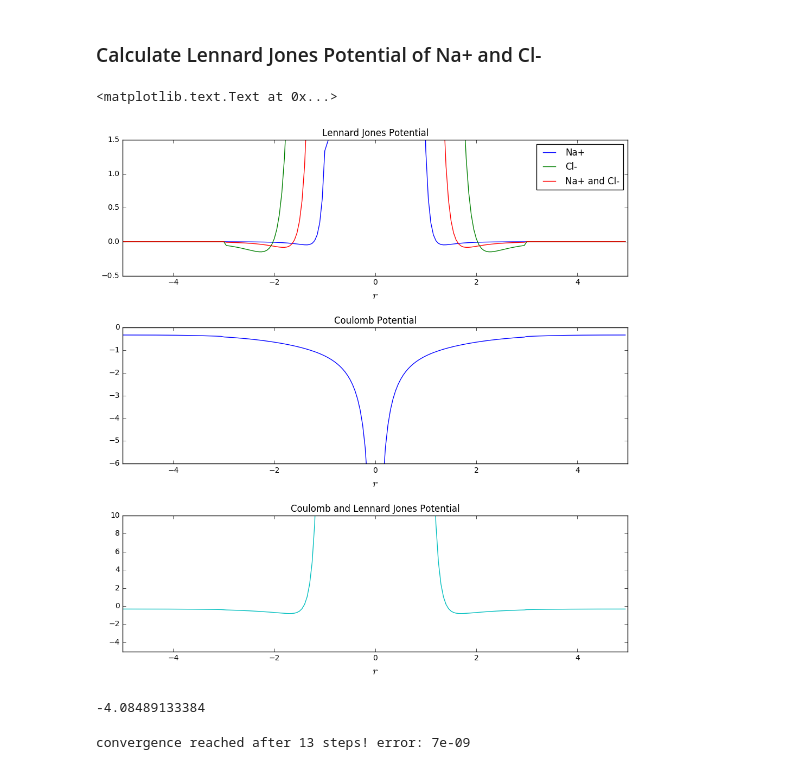
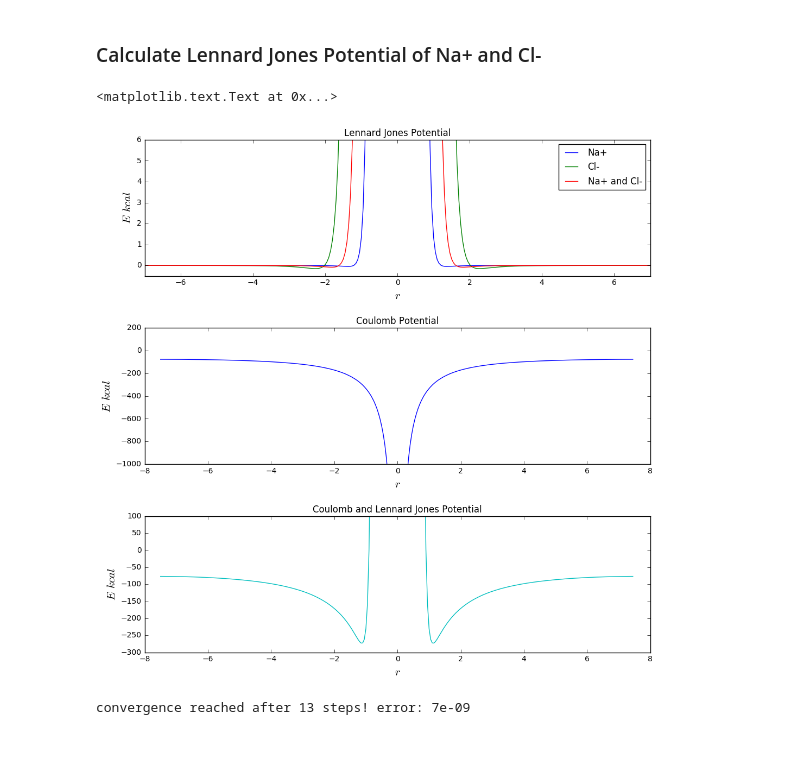
Before and after one commit to maqnius/compscie-mc, a Jupyter notebook: jupyter_notebooks/Test_LJ_potential.ipynb, the cells around one changed output. Cells and saved outputs as stored; diff of their text form; code cells hidden in the pictures.

Commit message:
potential plot

```diff
--- a/jupyter_notebooks/Test_LJ_potential.ipynb
+++ b/jupyter_notebooks/Test_LJ_potential.ipynb
@@ -11,12 +11,12 @@ import particlesim.api
 * Create a System with two particles and a boxlength of ten
 * Let particles approach from each side of the box in 1 dimension and calculate Lennard Jones Potential for each step
 # %%
-def particle_config(box_size = 10., charges= 0, sigma = 1.0, epsilon = 1.0, r_lim = 0.95, lennard_jones = True, coulomb = False):
+def particle_config(box_size = 15., charges= 0, sigma = 1.0, epsilon = 1.0, r_lim = 0., lennard_jones = True, coulomb = False):
     particle_1 = [0.,0,0]
     particle_2 = [box_size - r_lim,0,0]
     particle_positions = np.array([particle_1, particle_2])
     system_configuration = particlesim.api.SystemConfiguration(particle_positions,charges=charges, sigmas = sigma, epsilons = epsilon,
-                                                               box_size = 10.)
+                                                               box_size = box_size)
     distance, pot = [], []
     while particle_positions[0][0] <= particle_positions[1][0]-r_lim:
         particle_positions[0][0] += 0.05
@@ -26,10 +26,13 @@ def particle_config(box_size = 10., charges= 0, sigma = 1.0, epsilon = 1.0, r_li
         distance.append(r)
         pot.append(system_configuration.potential(xyz_trial = particle_positions,
                                                   lennard_jones=lennard_jones, coulomb = coulomb))
-
-    distance = distance[int(len(distance)/2):]+distance[:int(len(distance)/2)]
-    pot = pot[int(len(pot)/2):] + pot[:int(len(pot)/2)]
-    return distance[::-1], pot[::-1]
+    distance = np.asarray(distance)
+    pot = np.asarray(pot)
+    mask_minus = (distance < 0)
+    mask_plus = (distance>0)
+    distance = np.append(distance[mask_minus][::-1],distance[mask_plus][::-1])
+    pot = np.append(pot[mask_minus][::-1],pot[mask_plus][::-1])
+    return distance, pot
 # %% [markdown]
 ### Parameter for Na+ and Cl-
 # %%
@@ -49,37 +52,40 @@ charges = [q_na, q_cl]
 # %%
 distance_na, pot_na = particle_config(sigma=sigma_na, epsilon=epsilon_na, lennard_jones=True, coulomb=False)
 distance_cl, pot_cl = particle_config(sigma=sigma_cl, epsilon=epsilon_cl, lennard_jones=True, coulomb=False)
 distance_mix, pot_mix = particle_config(sigma=sigmas,epsilon=epsilons, lennard_jones=True, coulomb=False)
 
 
 distance_coulomb, pot_coulomb = particle_config(charges=charges, sigma=sigmas, epsilon=epsilons, r_lim=0.1,
                                                 lennard_jones= False, coulomb=True)
 
 distance_LJ_C, pot_LJ_C = particle_config(charges=charges, sigma=sigmas, epsilon=epsilons, r_lim=0.7,
                                                 lennard_jones= True, coulomb=True)
 
 fig, axes = plt.subplots(3,1, figsize=(10,10))
 fig.tight_layout(h_pad=5)
 axes[0].plot(distance_na,pot_na, label='Na+')
 axes[0].plot(distance_cl,pot_cl, label='Cl-')
 axes[0].plot(distance_mix,pot_mix, label='Na+ and Cl-')
 axes[0].set_xlabel(r"$r$", fontsize=15)
-axes[0].set_xlim([-5,5])
-axes[0].set_ylim([-0.5, 1.5])
+axes[0].set_ylabel(r"$E$ $kcal$", fontsize = 15)
+axes[0].set_xlim([-7,7])
+axes[0].set_ylim([-0.5, 6])
 axes[0].set_title(r"Lennard Jones Potential")
 axes[0].legend()
 
 axes[1].plot(distance_coulomb, pot_coulomb, label='q_Na = +1.0, q_Cl = -1.0')
 axes[1].set_xlabel(r"$r$", fontsize=15)
-axes[1].set_xlim([-5,5])
-axes[1].set_ylim([-6, 0])
+axes[1].set_ylabel(r"$E$ $kcal$", fontsize = 15)
+axes[1].set_xlim([-8,8])
+axes[1].set_ylim([-1000, 200])
 axes[1].set_title(r"Coulomb Potential")
 
 axes[2].plot(distance_LJ_C, pot_LJ_C,'c', label='q_Na = +1.0, q_Cl = -1.0')
 axes[2].set_xlabel(r"$r$", fontsize=15)
-axes[2].set_xlim([-5,5])
-axes[2].set_ylim([-5, 10])
+axes[2].set_ylabel(r"$E$ $kcal$", fontsize = 15)
+axes[2].set_xlim([-8,8])
+axes[2].set_ylim([-300, 100])
 axes[2].set_title(r"Coulomb and Lennard Jones Potential")
 # %% [output]
 <matplotlib.text.Text at 0x...>
-[figure, old version]
+[figure, new version]
@@ -94,17 +92,3 @@ def particle_config_next(box_size = 10., charges= 0, sigma = 1.0, epsilon = 1.0,
-# %%
-n = 100
-g = np.linspace(0.0, 10.0, n, endpoint=False)
-rho = np.zeros(shape=(n, n, n), dtype=np.float64)
-rho[0, 4, 2] = 1.0
-rho[1, 2, 1] = -1.0
-h = g[1]-g[0]
-
-system_config = particle_config_next(charges=charges)
-pot_ewald = system_config.potential(xyz_trial = system_config.xyz,
-                                                  lennard_jones=False, coulomb = True)
-print(pot_ewald)
-# %% [output]
--4.08489133384
 # %%
 def sor_3d(rho, maxerr=1.0E-8, maxiter=1000, w=None):
     r"""Solve the 3D Poisson equation using the successive overrelaxation method.
```
Also changed, not shown: parts of 1 cell of this notebook.
